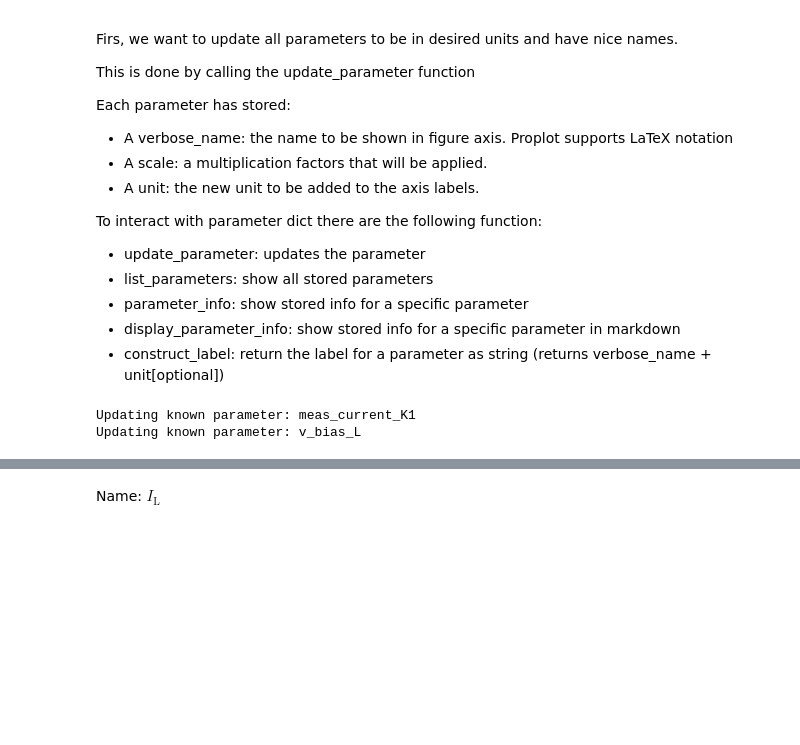
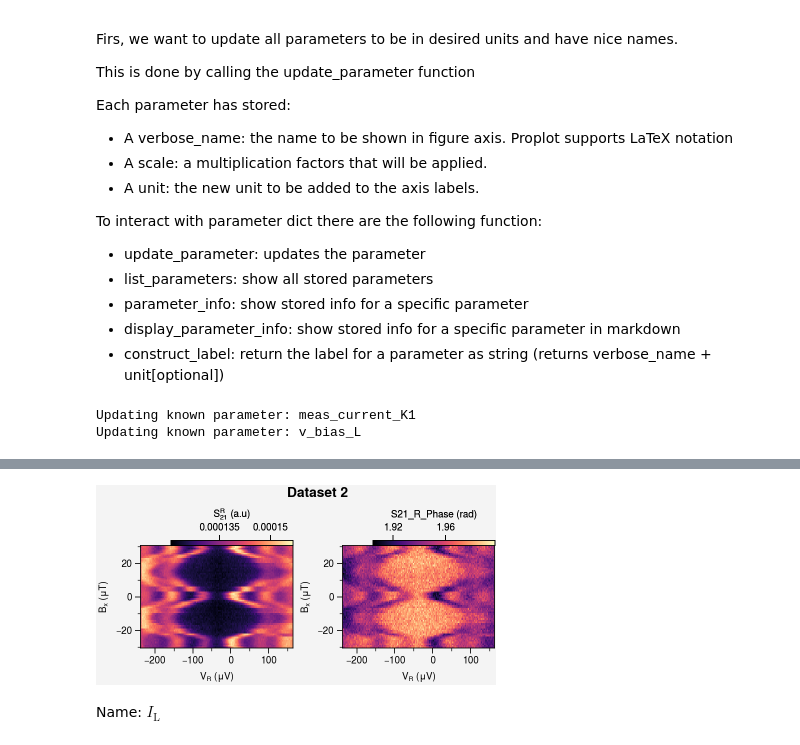
Before and after one commit to SebTenHaaf/DataOutput, a Jupyter notebook: tutorial.ipynb, the cells around one changed output, grey strips where cells are left out. Cells and saved outputs as stored; diff of their text form; code cells hidden in the pictures; blank space fills up the shorter version.

```diff
--- a/tutorial.ipynb
+++ b/tutorial.ipynb
@@ -102,3 +106,7 @@ Updating known parameter: S21_L_Amplitude
+# %%
+output = qp.output_dataset([2])
+# %% [output]
+[figure, added]
 # %%
 ## To see the saved settings for a specific parameter
 qp.display_parameter_info('meas_current_K1')
```
Also changed, not shown: parts of 5 cells of this notebook, 2 other files.
